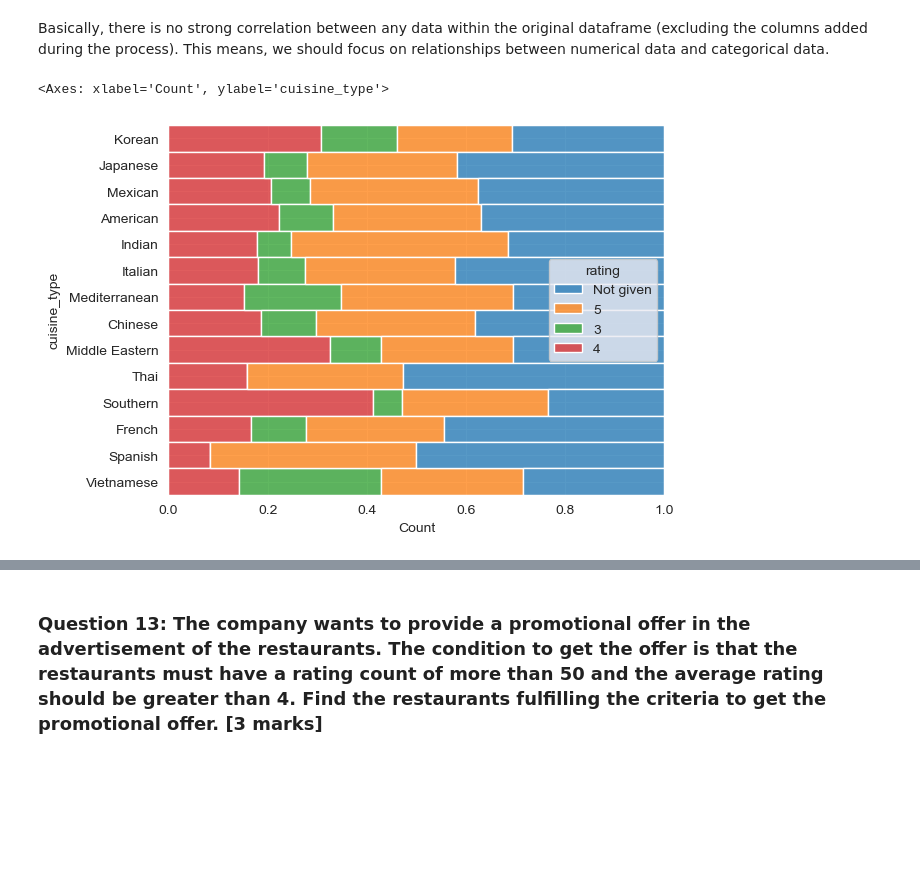
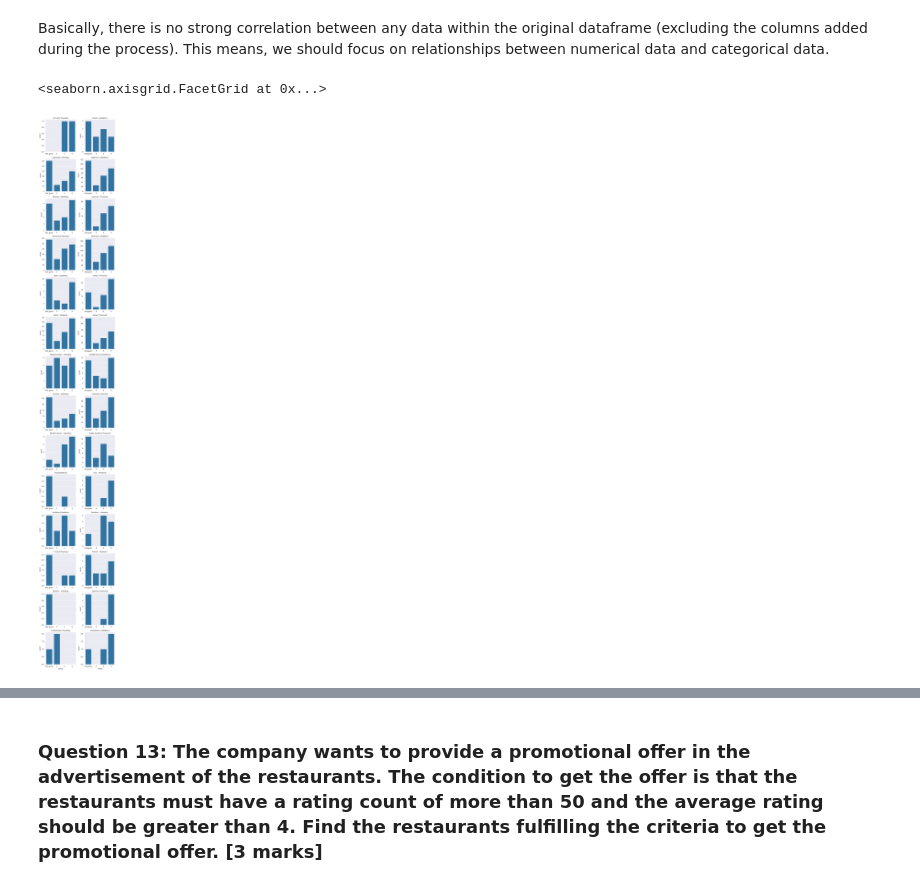
Before and after one commit to tinlong/AIML, a Jupyter notebook: Python Foundations/Project 1/PYF_Project_LearnerNotebook_FullCode.ipynb, the cells around one changed output, grey strips where cells are left out. Saved outputs shown, nothing was run; the diff lists cells and outputs as text; code cells hidden in the pictures; blank space fills up the shorter version.

```diff
--- a/Python Foundations/Project 1/PYF_Project_LearnerNotebook_FullCode.ipynb
+++ b/Python Foundations/Project 1/PYF_Project_LearnerNotebook_FullCode.ipynb
@@ -385,8 +385,11 @@ plt.show()
 [figure]
 # %% [markdown]
 Basically, there is no strong correlation between any data within the original dataframe (excluding the columns added during the process). This means, we should focus on relationships between numerical data and categorical data.
-# %%
-sns.histplot(data=df, y='cuisine_type', hue='rating', multiple='fill')
-# %% [output]
-<Axes: xlabel='Count', ylabel='cuisine_type'>
-[figure, removed]
+# %%
+# for a facetgrid with day_of_the_week as the column, and cuisine_type as the row
+g = sns.FacetGrid(data=df, col='day_of_the_week', row='cuisine_type', sharex=False, sharey=False, col_order=['Weekday', 'Weekend'])
+g.set_titles(col_template="{col_name}", row_template="{row_name}")
+g.map(sns.countplot, 'rating', order=['Not given', '3', '4', '5'])
+# %% [output]
+<seaborn.axisgrid.FacetGrid at 0x...>
+[figure, added]
```
Also changed, not shown: parts of 2 cells of this notebook.
